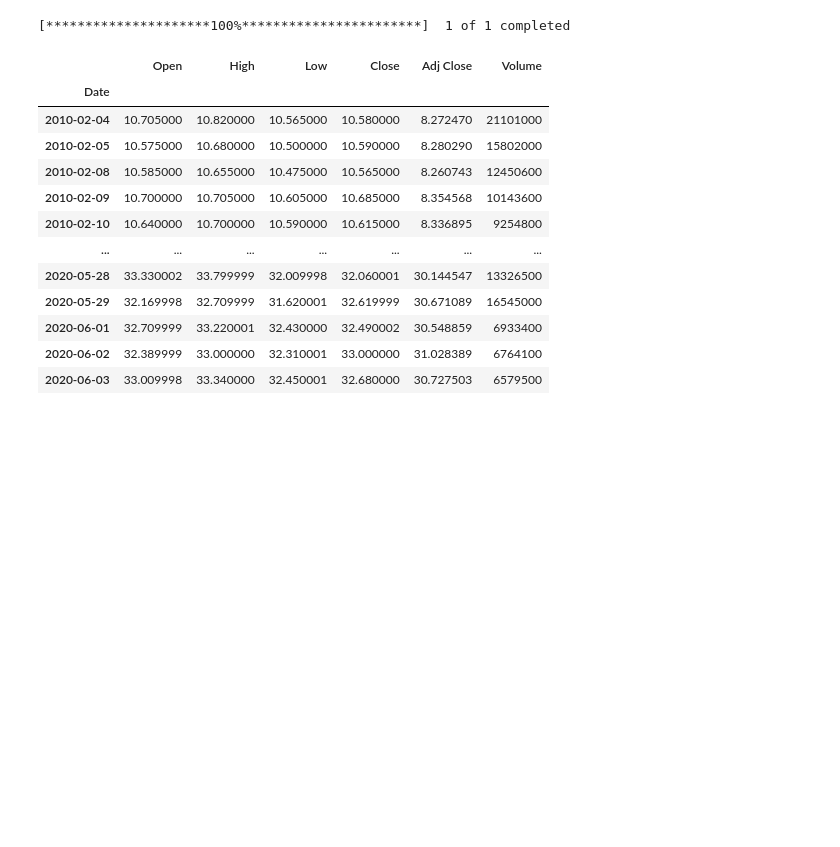
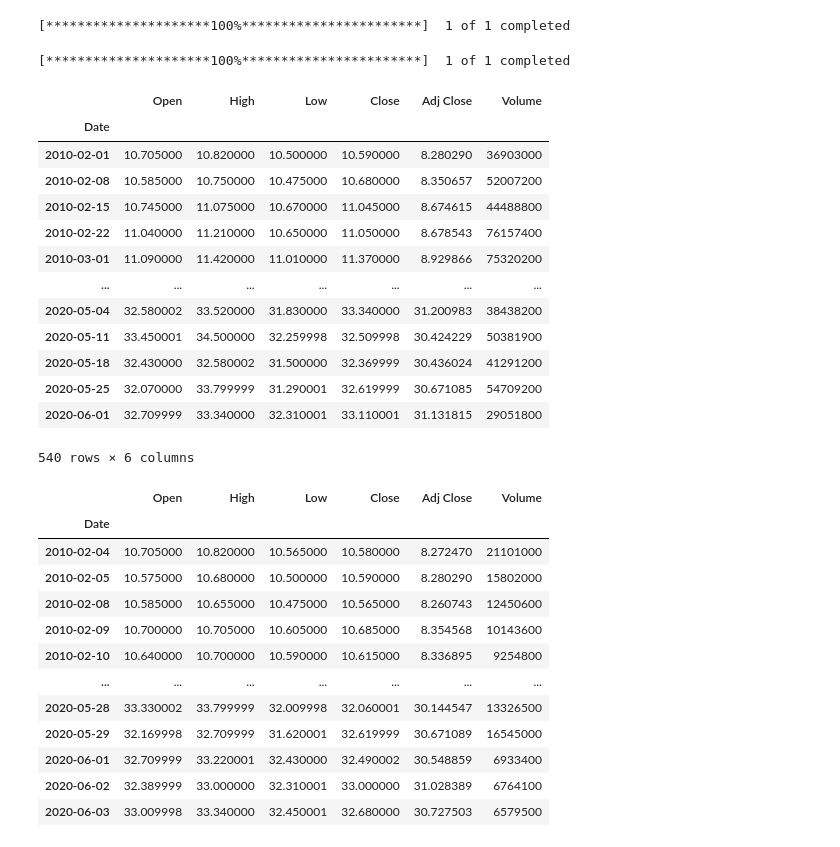
Before and after one commit to YotamAflalo/Forecasting-stock-market-rates-deep-learning-and-text-analysis, a Jupyter notebook: news seeker - yotam.ipynb, the cells around one changed output. Saved outputs shown, nothing was run; the diff lists cells and outputs as text; code cells hidden in the pictures; blank space fills up the shorter version.

```diff
--- a/news seeker - yotam.ipynb
+++ b/news seeker - yotam.ipynb
@@ -33,6 +33,27 @@ from keras.layers import Dropout
 KR_stock_data = yf.download('KR', start='2010-02-04', end='2020-06-04')
 # %% [output]
 [*********************100%***********************]  1 of 1 completed
+# %%
+KR_stock_data_weekly = yf.download('KR', start='2010-02-04', end='2020-06-04',interval = "1wk")
+# %% [output]
+[*********************100%***********************]  1 of 1 completed
+# %%
+KR_stock_data_weekly
+# %% [output]
+|  | Open | High | Low | Close | Adj Close | Volume |
+| Date |  |  |  |  |  |  |
+| 2010-02-01 | 10.705000 | 10.820000 | 10.500000 | 10.590000 | 8.280290 | 36903000 |
+| 2010-02-08 | 10.585000 | 10.750000 | 10.475000 | 10.680000 | 8.350657 | 52007200 |
+| 2010-02-15 | 10.745000 | 11.075000 | 10.670000 | 11.045000 | 8.674615 | 44488800 |
+| 2010-02-22 | 11.040000 | 11.210000 | 10.650000 | 11.050000 | 8.678543 | 76157400 |
+| 2010-03-01 | 11.090000 | 11.420000 | 11.010000 | 11.370000 | 8.929866 | 75320200 |
+| ... | ... | ... | ... | ... | ... | ... |
+| 2020-05-04 | 32.580002 | 33.520000 | 31.830000 | 33.340000 | 31.200983 | 38438200 |
+| 2020-05-11 | 33.450001 | 34.500000 | 32.259998 | 32.509998 | 30.424229 | 50381900 |
+| 2020-05-18 | 32.430000 | 32.580002 | 31.500000 | 32.369999 | 30.436024 | 41291200 |
+| 2020-05-25 | 32.070000 | 33.799999 | 31.290001 | 32.619999 | 30.671085 | 54709200 |
+| 2020-06-01 | 32.709999 | 33.340000 | 32.310001 | 33.110001 | 31.131815 | 29051800 |
+540 rows × 6 columns
 # %%
 KR_stock_data
 # %% [output]
```
Also changed, not shown: 1 other file.
